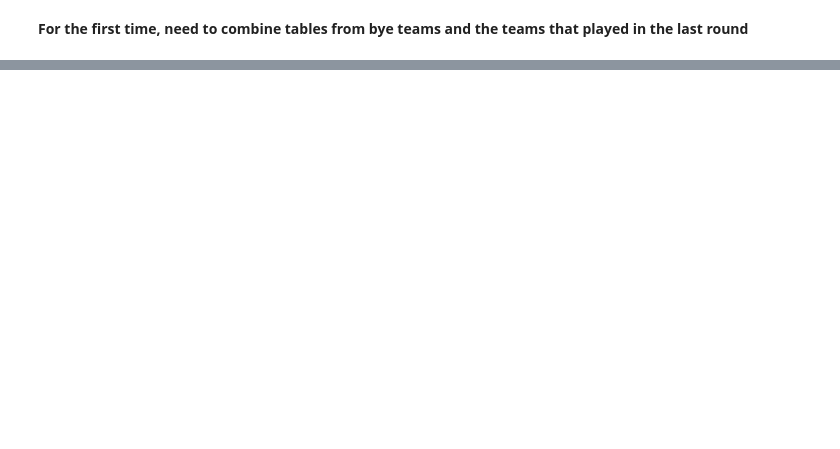
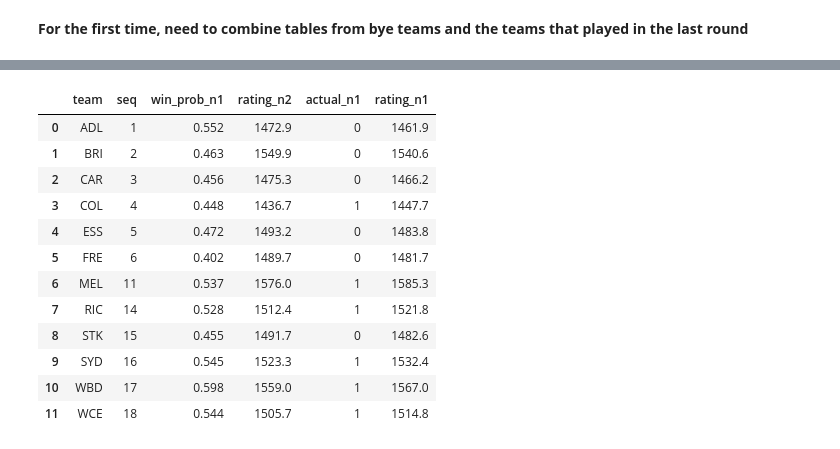
Before and after one commit to stevegabriel1/afl_elo_ratings, a Jupyter notebook: basic_version_wip_R13.ipynb, the cells around one changed output, grey strips where cells are left out. Drawn from its saved outputs; the diff is of its cells as text; code cells hidden in the pictures; blank space fills up the shorter version.

```diff
--- a/basic_version_wip_R13.ipynb
+++ b/basic_version_wip_R13.ipynb
@@ -1807,4 +1807,5 @@ rframe_b = joined_bye[['team','seq','rating_n1']]
 rframe['actual_n1'] = quick_results_check['actual']
 # %%
 # Update column names for current week
-# rframe.columns = ['team','seq','win_prob_n1','rating_n2','actual_n1']
+rframe.columns = ['team','seq','win_prob_n1','rating_n2','actual_n1']
+rframe
@@ -1811,4 +1826,18 @@ rframe['actual_n1'] = quick_results_check['actual']
 # %%
 # Generate new ratings
-#rframe['rating_n1'] = round(rframe['rating_n2'] + (20*(rframe['actual_n1'] - rframe['win_prob_n1'])),ndigits = 1)
-#rframe
+rframe['rating_n1'] = round(rframe['rating_n2'] + (20*(rframe['actual_n1'] - rframe['win_prob_n1'])),ndigits = 1)
+rframe
+# %% [output]
+|  | team | seq | win_prob_n1 | rating_n2 | actual_n1 | rating_n1 |
+| 0 | ADL | 1 | 0.552 | 1472.9 | 0 | 1461.9 |
+| 1 | BRI | 2 | 0.463 | 1549.9 | 0 | 1540.6 |
+| 2 | CAR | 3 | 0.456 | 1475.3 | 0 | 1466.2 |
+| 3 | COL | 4 | 0.448 | 1436.7 | 1 | 1447.7 |
+| 4 | ESS | 5 | 0.472 | 1493.2 | 0 | 1483.8 |
+| 5 | FRE | 6 | 0.402 | 1489.7 | 0 | 1481.7 |
+| 6 | MEL | 11 | 0.537 | 1576.0 | 1 | 1585.3 |
+| 7 | RIC | 14 | 0.528 | 1512.4 | 1 | 1521.8 |
+| 8 | STK | 15 | 0.455 | 1491.7 | 0 | 1482.6 |
+| 9 | SYD | 16 | 0.545 | 1523.3 | 1 | 1532.4 |
+| 10 | WBD | 17 | 0.598 | 1559.0 | 1 | 1567.0 |
+| 11 | WCE | 18 | 0.544 | 1505.7 | 1 | 1514.8 |
```
Also changed, not shown: parts of 2 cells of this notebook.
